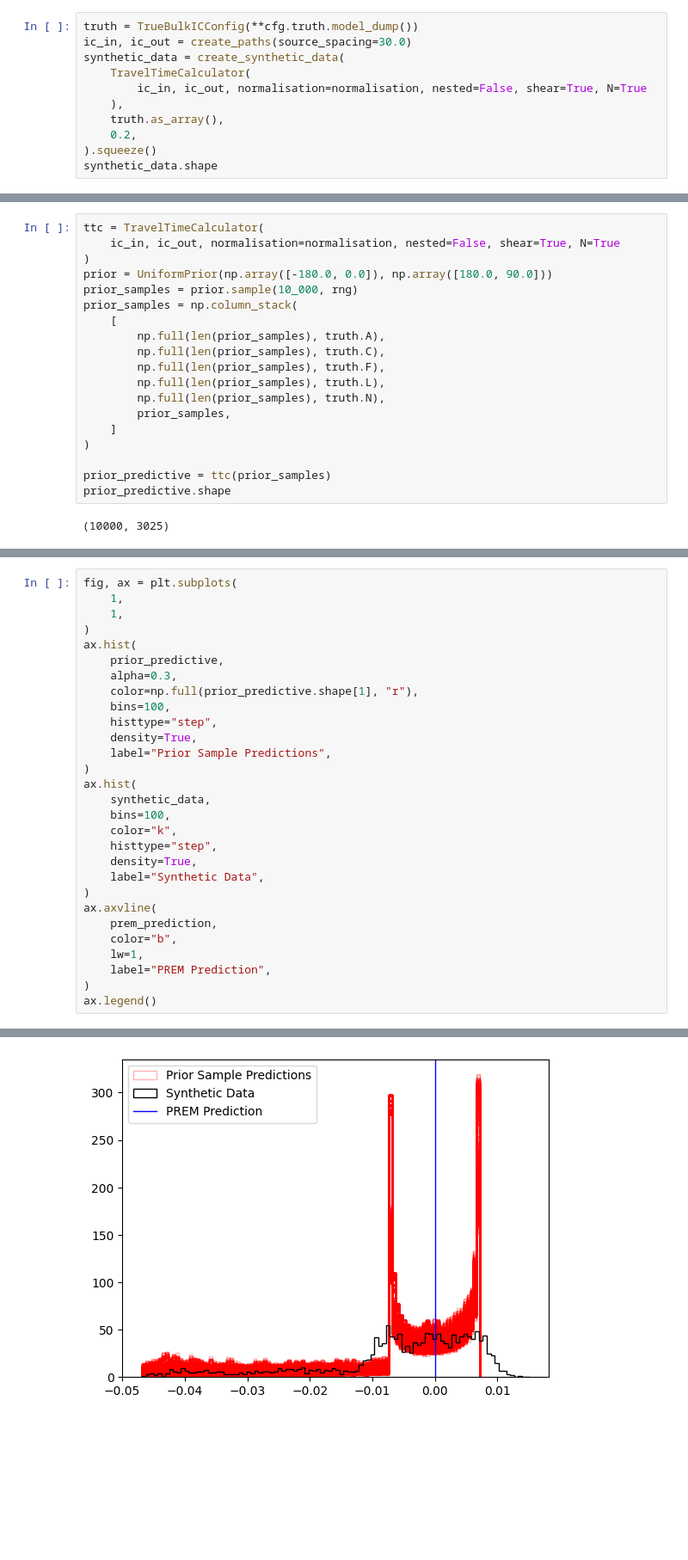
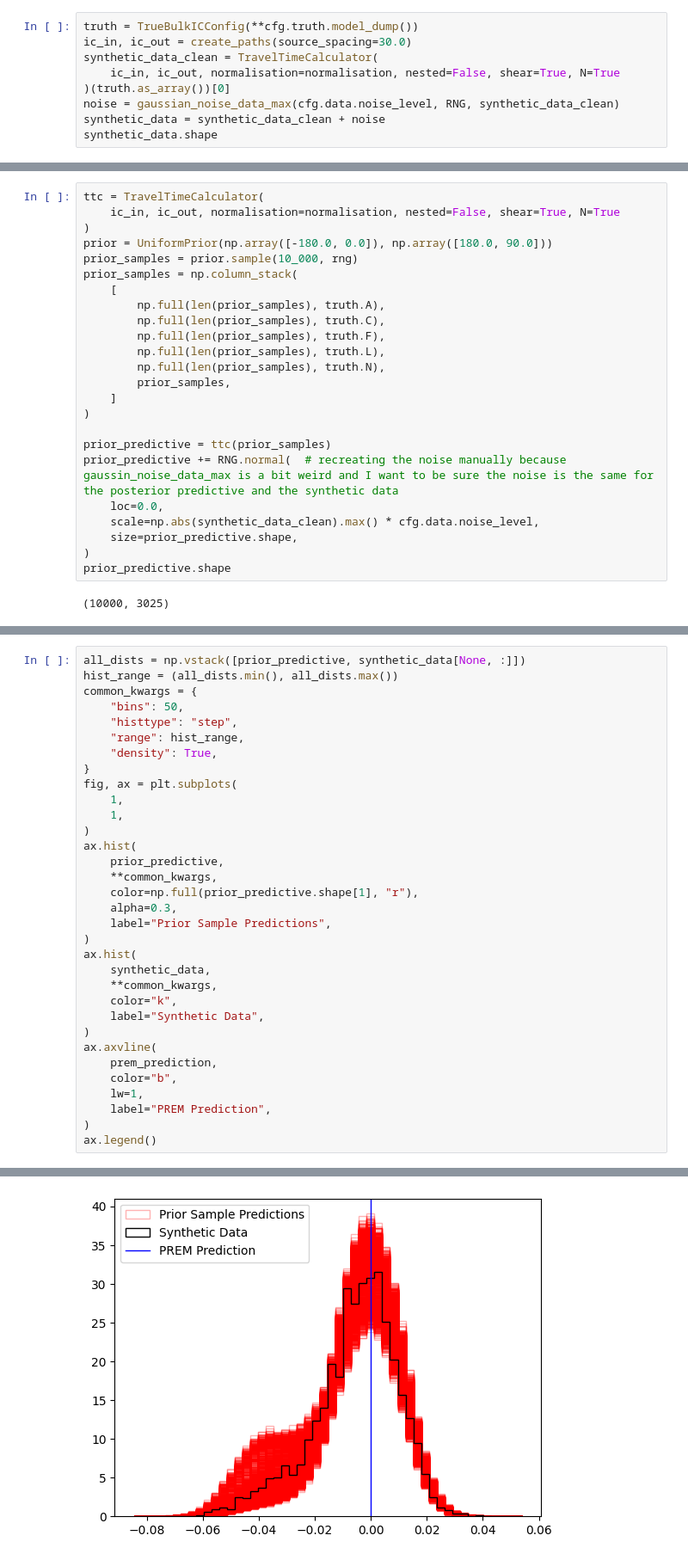
Before and after one commit to auggiemarignier/icanisddr, a Jupyter notebook: experiments/bulkic/notebooks/prior_predictive.ipynb, the cells around one changed output, grey strips where cells are left out. Shown at 86% size. Saved outputs shown, nothing was run; the diff lists cells and outputs as text; blank space fills up the shorter version.

Commit message:
notebooks: fix the noise models

```diff
--- a/experiments/bulkic/notebooks/prior_predictive.ipynb
+++ b/experiments/bulkic/notebooks/prior_predictive.ipynb
@@ -28,13 +28,11 @@ elif prior.n == 5:
 # %%
 truth = TrueBulkICConfig(**cfg.truth.model_dump())
 ic_in, ic_out = create_paths(source_spacing=30.0)
-synthetic_data = create_synthetic_data(
-    TravelTimeCalculator(
-        ic_in, ic_out, normalisation=normalisation, nested=False, shear=True, N=True
-    ),
-    truth.as_array(),
-    0.2,
-).squeeze()
+synthetic_data_clean = TravelTimeCalculator(
+    ic_in, ic_out, normalisation=normalisation, nested=False, shear=True, N=True
+)(truth.as_array())[0]
+noise = gaussian_noise_data_max(cfg.data.noise_level, RNG, synthetic_data_clean)
+synthetic_data = synthetic_data_clean + noise
 synthetic_data.shape
 # %% [output]
 (3025,)
@@ -134,6 +141,11 @@ prior_samples = np.column_stack(
 )
 
 prior_predictive = ttc(prior_samples)
+prior_predictive += RNG.normal(  # recreating the noise manually because gaussin_noise_data_max is a bit weird and I want to be sure the noise is the same for the posterior predictive and the synthetic data
+    loc=0.0,
+    scale=np.abs(synthetic_data_clean).max() * cfg.data.noise_level,
+    size=prior_predictive.shape,
+)
 prior_predictive.shape
 # %% [output]
 (10000, 3025)
@@ -156,35 +168,39 @@ plt.colorbar(label="Predicted Differential Travel Time (s)")
 # %%
+all_dists = np.vstack([prior_predictive, synthetic_data[None, :]])
+hist_range = (all_dists.min(), all_dists.max())
+common_kwargs = {
+    "bins": 50,
+    "histtype": "step",
+    "range": hist_range,
+    "density": True,
+}
 fig, ax = plt.subplots(
     1,
     1,
 )
 ax.hist(
     prior_predictive,
+    **common_kwargs,
+    color=np.full(prior_predictive.shape[1], "r"),
     alpha=0.3,
-    color=np.full(prior_predictive.shape[1], "r"),
-    bins=100,
-    histtype="step",
-    density=True,
     label="Prior Sample Predictions",
 )
 ax.hist(
     synthetic_data,
-    bins=100,
+    **common_kwargs,
     color="k",
-    histtype="step",
-    density=True,
     label="Synthetic Data",
 )
 ax.axvline(
     prem_prediction,
     color="b",
     lw=1,
     label="PREM Prediction",
 )
 ax.legend()
 # %% [output]
 <matplotlib.legend.Legend at 0x...>
-[figure, old version]
+[figure, new version]
 # %%
 n_outs = 66
 max_in_index = 3
```
Also changed, not shown: parts of 6 cells of this notebook, 1 other file.
